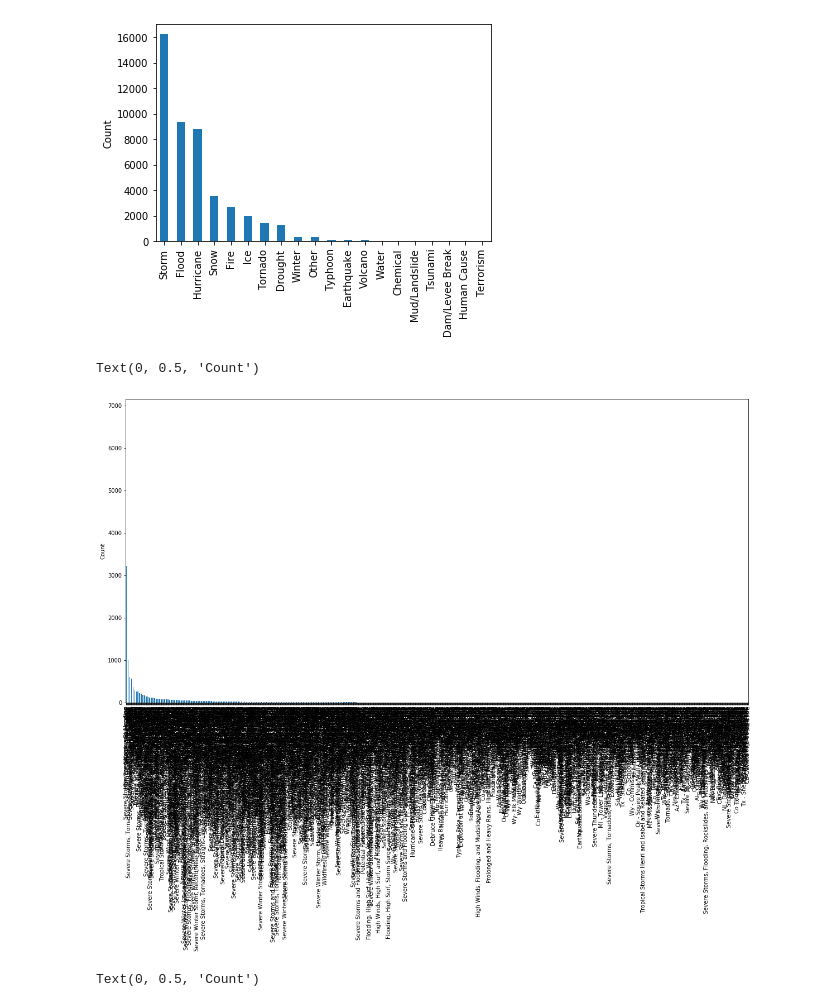
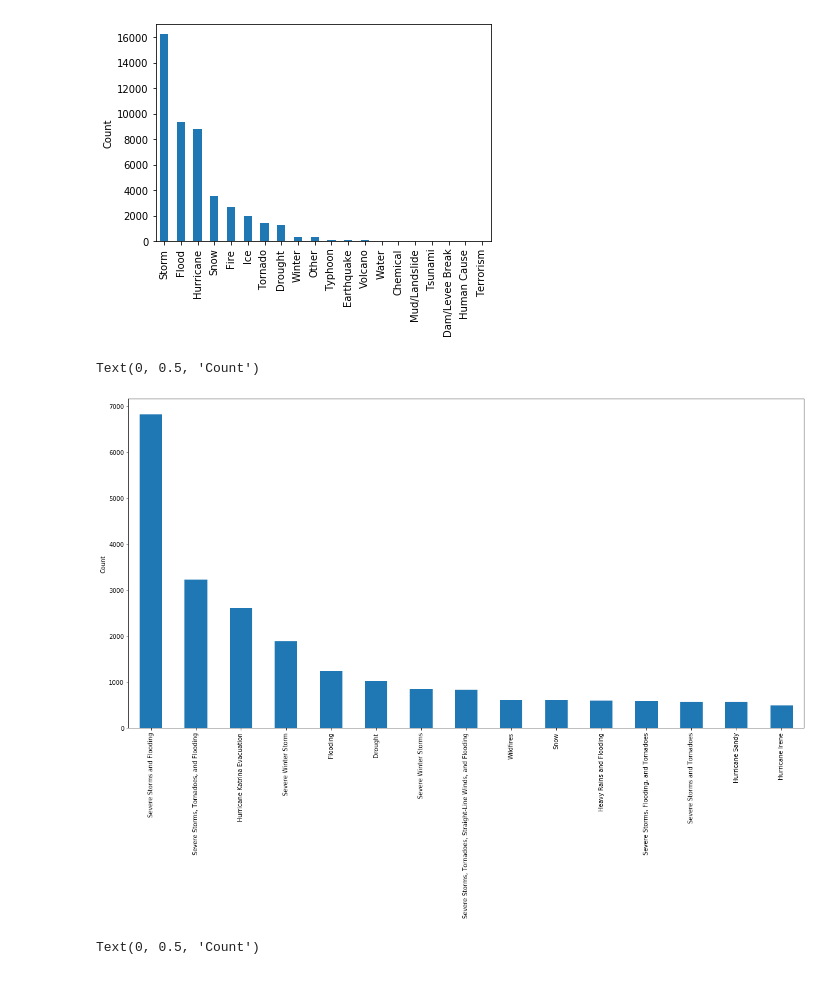
Before and after one commit to tparveen/TF-DataScience, a Jupyter notebook: 6-Basic-stats-probability/Assignments/11-Capstone1-Analytic-Report.ipynb, the cells around one changed output. Cells and saved outputs as stored; diff of their text form; code cells hidden in the pictures.

```diff
--- a/6-Basic-stats-probability/Assignments/11-Capstone1-Analytic-Report.ipynb
+++ b/6-Basic-stats-probability/Assignments/11-Capstone1-Analytic-Report.ipynb
@@ -71,11 +76,12 @@ Text(0, 0.5, 'Count')
 [figure]
 # %%
 # all disaster title
-data.Disaster_Title.value_counts().plot(kind='bar', figsize=(20,10))
+#data.Disaster_Title.value_counts().plot(kind='bar', figsize=(20,10))
+data.Disaster_Title.value_counts().head(15).plot(kind='bar', figsize=(20,10))
 plt.ylabel('Count')
 # %% [output]
 Text(0, 0.5, 'Count')
-[figure, old version]
+[figure, new version]
 # %%
 # what are the top 5 disasters that took place since 1953
 
```
Also changed, not shown: parts of 12 cells of this notebook, 7 other files.
